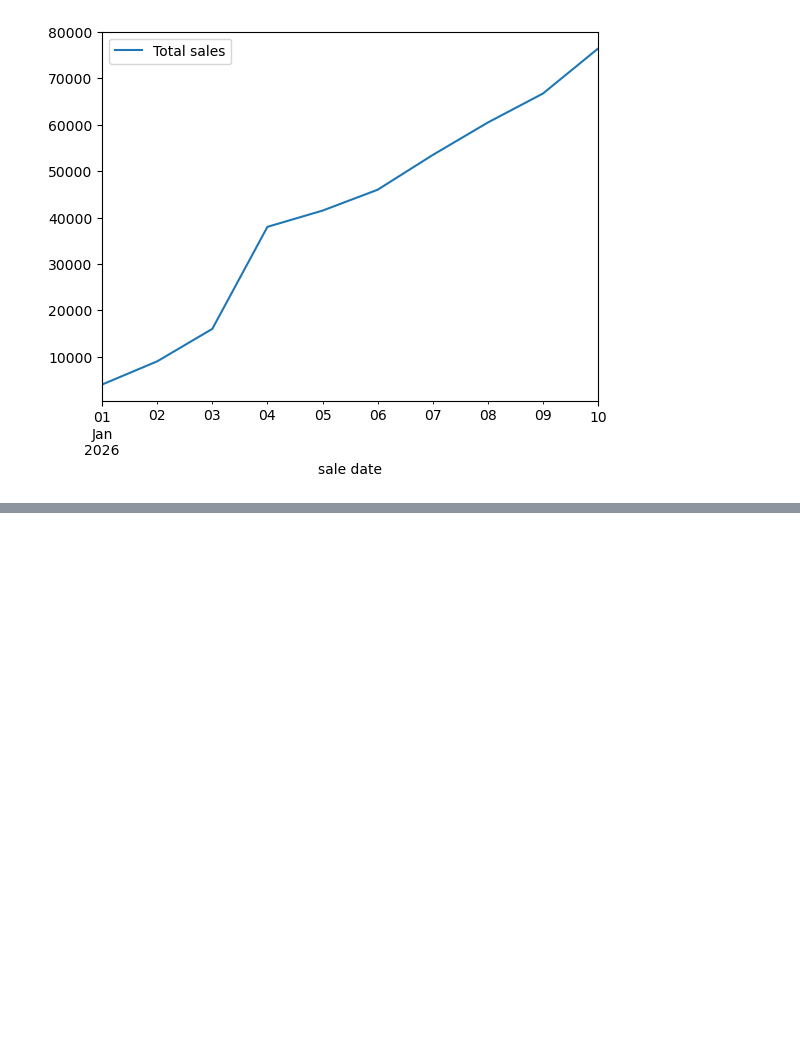
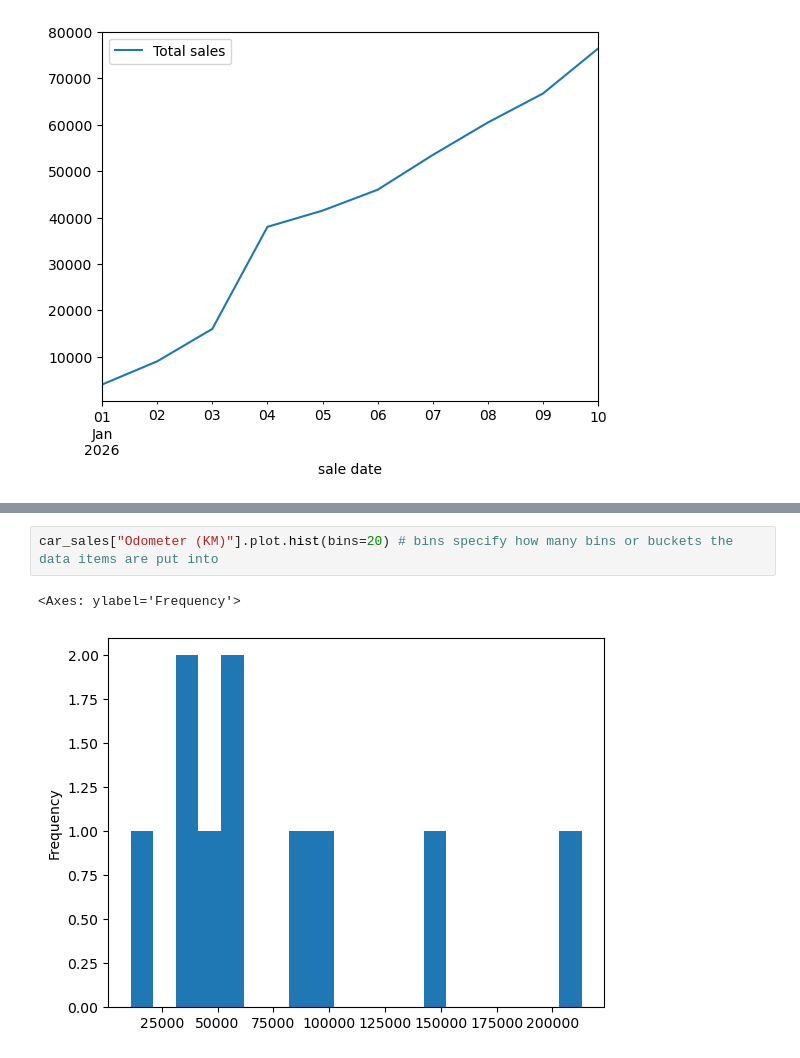
Before and after one commit to adityapaul26/ml, a Jupyter notebook: Introduction to matplotlib.ipynb, the cells around one changed output, grey strips where cells are left out. Cells and saved outputs as stored; diff of their text form; blank space fills up the shorter version.

```diff
--- a/Introduction to matplotlib.ipynb
+++ b/Introduction to matplotlib.ipynb
@@ -318,0 +345,5 @@ df.plot.bar()
+# %%
+car_sales["Odometer (KM)"].plot.hist(bins=20) # bins specify how many bins or buckets the data items are put into
+# %% [output]
+<Axes: ylabel='Frequency'>
+[figure, added]
```
Also changed, not shown: parts of 13 cells of this notebook, 1 other file.
